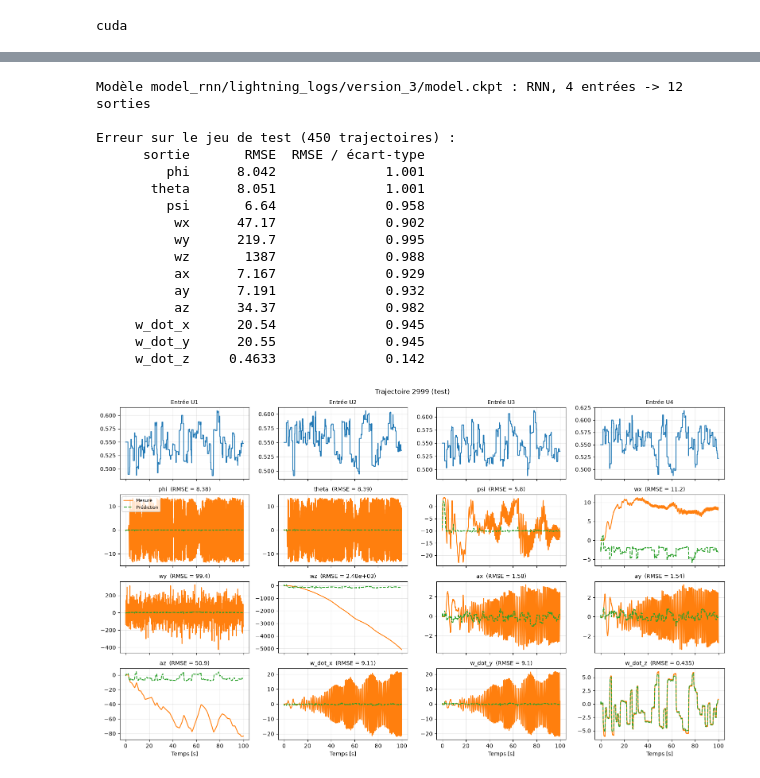
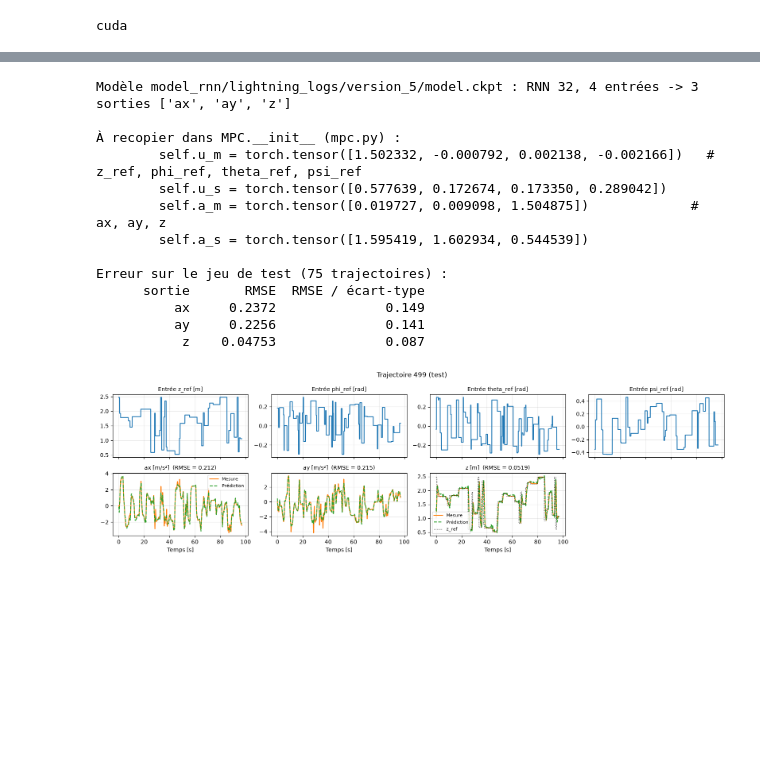
Before and after one commit to RayaneTri/dronecontroler, a Jupyter notebook: rnn_extended.ipynb, the cells around one changed output, grey strips where cells are left out. Saved outputs shown, nothing was run; the diff lists cells and outputs as text; code cells hidden in the pictures; blank space fills up the shorter version.

```diff
--- a/rnn_extended.ipynb
+++ b/rnn_extended.ipynb
@@ -191,7 +191,7 @@ class model_nn(L.LightningModule):
         input_size: int =   4,
         output_size: int =  12,
         rnn_type: str = "RNN",  # "RNN", "LSTM", "GRU"
-        hidden_size: int =  64,
+        hidden_size: int =  32,
         num_layers: int =  1,
         dropout: float = 0.0,
         lr: float = 1e-3,
@@ -456,16 +467,18 @@ def load_mat_to_tensors(mat_file: str, var_u: str = 'U', var_y: str = 'Y', sorti
     return X, Y, noms_u, noms_y
 # %%
 # Chargement des données -------------------------------------------------------------------------------------------------------------------------
-# Fichier .mat sauvegardé sous MATLAB : save('bdd_drone.mat', 'U', 'Y', 'noms_u', 'noms_y', 'Te', '-v7')
+# Fichier .mat : REF et Y en tableaux [N_traj x T x n] (ou en cellules {traj1, traj2, ...} de matrices [T x n])
 mat_file = 'dataset_all.mat'
 
-# Sorties apprises par le réseau (None = toutes), ex. ['ax', 'ay', 'az', 'phi', 'theta', 'psi', ...]
-# Conseil : ne pas apprendre x, y, z (non bornés), les obtenir par intégration des vitesses
-sorties = None
+# Sorties apprises par le réseau, dans l'ordre attendu par mpc.py et apply_EKF.py : [ax, ay, z]
+#  - x, y, vx, vy ne sont pas bornés (pas de boucle de position) : le MPC / l'EKF les obtiennent en intégrant ax, ay
+#  - z est borné (boucle d'altitude sur z_ref) : appris directement, plus besoin d'intégrer az
+# Le .mat doit contenir 'z' : dans generate_dataset.m, keep_names = {'ax','ay','z'} (ou {'ax','ay','az','z'})
+sorties = ['ax', 'ay', 'z']
 
 tensor_u, tensor_y, noms_u, noms_y = load_mat_to_tensors(mat_file, var_u='REF', var_y='Y', sorties=sorties)
-input_size = tensor_u.shape[-1]             # Number of input features per time step (u1..u4)
-output_size = tensor_y.shape[-1]            # Number of output features per time step
+input_size = tensor_u.shape[-1]             # Number of input features per time step (z_ref, phi_ref, theta_ref, psi_ref)
+output_size = tensor_y.shape[-1]            # Number of output features per time step (ax, ay, z)
 # Training ----------------------------------------------------------------------------------------------------------------------------------------
 
 # Define the name for saving the model and logs
@@ -489,21 +532,22 @@ ValueError: setting an array element with a sequence.
 # %%
 # Display results ----------------------------------------------------------------------------------------------------------------------------------
-# Statistiques obtenues à l'entraînement (version_1), pour mémoire :
-#  tensor([[[0.5499, 0.5500, 0.5499, 0.5500]]]) tensor([[[ 7.4682e-03,  1.0419e-02, -9.4221e+00, -4.6264e-01,  6.5921e-01,
-#           -2.2386e-01, -5.8140e-03, -1.6397e-02, -2.7016e-01, -2.0631e-04,
-#            2.7539e-03, -9.0428e-03]]]) tensor([[[0.0268, 0.0269, 0.0268, 0.0268]]]) tensor([[[   8.0357,    8.0409,    6.9333,   52.3150,  220.7801, 1404.3710,
-#              7.7130,    7.7125,   34.9833,   21.7445,   21.7461,    3.2532]]])
-
-model_path = 'model_rnn/lightning_logs/version_3/model.ckpt'       # Modèle à afficher
+model_path = None                                                    # Modèle à afficher (None = le dernier entraîné)
+if model_path is None:
+    import glob
+    model_path = max(glob.glob('model_rnn/lightning_logs/version_*/model.ckpt'), key=os.path.getmtime)
 i_traj = -1                                                          # Trajectoire affichée (-1 = la dernière, dans le jeu de test)
 
 # Chargement du modèle
 model = model_nn.load_from_checkpoint(model_path, map_location=device)
 model.eval()
-print(f"Modèle {model_path} : {model.hparams.rnn_type}, {model.hparams.input_size} entrées -> {model.hparams.output_size} sorties")
+print(f"Modèle {model_path} : {model.hparams.rnn_type} {model.hparams.hidden_size}, "
+      f"{model.hparams.input_size} entrées -> {model.hparams.output_size} sorties {noms_y}")
 if (model.hparams.input_size, model.hparams.output_size) != (tensor_u.shape[-1], tensor_y.shape[-1]):
     raise ValueError(f"Le modèle attend {model.hparams.input_size} entrées / {model.hparams.output_size} sorties, "
                      f"les données en ont {tensor_u.shape[-1]} / {tensor_y.shape[-1]}.")
+sorties_mpc = ['ax', 'ay', 'z']                                      # ordre des sorties attendu par mpc.py et apply_EKF.py
+if noms_y != sorties_mpc:
+    print(f"ATTENTION : sorties {noms_y}, mpc.py attend {sorties_mpc} (dans cet ordre).")
 
 # Normalisation : mêmes statistiques que dataModule.setup (par variable, sur les 70 % de trajectoires d'entraînement)
 N = tensor_u.shape[0]
@@ -512,6 +556,15 @@ u_mean = tensor_u[:N_train].mean(dim=(0, 1), keepdim=True)
 u_std = tensor_u[:N_train].std(dim=(0, 1), keepdim=True).clamp_min(1e-8)
 y_mean = tensor_y[:N_train].mean(dim=(0, 1), keepdim=True)
 y_std = tensor_y[:N_train].std(dim=(0, 1), keepdim=True).clamp_min(1e-8)
+
+# Statistiques à recopier dans MPC.__init__ (mpc.py) : elles servent aussi à l'EKF (u_mean, u_std, sr_mean, sr_std)
+def tenseur(x):
+    return "torch.tensor([" + ", ".join(f"{v:.6f}" for v in x.flatten().tolist()) + "])"
+print(f"\nÀ recopier dans MPC.__init__ (mpc.py) :")
+print(f"        self.u_m = {tenseur(u_mean)}   # {', '.join(noms_u)}")
+print(f"        self.u_s = {tenseur(u_std)}")
+print(f"        self.a_m = {tenseur(y_mean)}             # {', '.join(noms_y)}")
+print(f"        self.a_s = {tenseur(y_std)}")
 
 def predire(u):
     """u : (B, T, n_u) en unités physiques -> prédiction (B, T, n_y) en unités physiques (sur CPU)."""
@@ -536,50 +589,52 @@ y_seq = tensor_y[i_traj]                                            # (T, n_y)
 y_hat = predire(u_seq[None])[0]                                     # (T, n_y)
 t = np.arange(u_seq.shape[0]) * Te
 n_u, n_y = u_seq.shape[-1], y_seq.shape[-1]
+unites = {'ax': 'm/s²', 'ay': 'm/s²', 'az': 'm/s²', 'x': 'm', 'y': 'm', 'z': 'm',
+          'z_ref': 'm', 'phi_ref': 'rad', 'theta_ref': 'rad', 'psi_ref': 'rad'}
 
 n_col = 4
 lig_u, lig_y = math.ceil(n_u / n_col), math.ceil(n_y / n_col)
 fig, axs = plt.subplots(lig_u + lig_y, n_col, figsize=(4 * n_col, 2.4 * (lig_u + lig_y)), sharex=True, squeeze=False)
 num_traj = i_traj % N
 fig.suptitle(f"Trajectoire {num_traj} ({'test' if num_traj >= N_train + N_val else 'entraînement/validation'})")
 
 for k in range(n_u):
     ax = axs[k // n_col, k % n_col]
     ax.plot(t, u_seq[:, k], color='tab:blue')
-    ax.set_title(f"Entrée {noms_u[k]}", fontsize=10)
+    ax.set_title(f"Entrée {noms_u[k]} [{unites.get(noms_u[k], '-')}]", fontsize=10)
 
 for k in range(n_y):
     ax = axs[lig_u + k // n_col, k % n_col]
     ax.plot(t, y_seq[:, k], color='tab:orange', label="Mesure")
     ax.plot(t, y_hat[:, k], color='tab:green', linestyle='--', label="Prédiction")
+    if noms_y[k] == 'z' and 'z_ref' in noms_u:                      # z suit z_ref : on superpose la consigne
+        ax.plot(t, u_seq[:, noms_u.index('z_ref')], color='k', linestyle=':', linewidth=1, label="z_ref")
+        ax.legend(fontsize=8)
     r = (y_hat[:, k] - y_seq[:, k]).pow(2).mean().sqrt().item()
-    ax.set_title(f"{noms_y[k]}  (RMSE = {r:.3g})", fontsize=10)
+    ax.set_title(f"{noms_y[k]} [{unites.get(noms_y[k], '-')}]  (RMSE = {r:.3g})", fontsize=10)
 
 axs[lig_u, 0].legend(fontsize=8)
 for ax in axs.flat:
     ax.grid(True, alpha=0.3)
 for k in range(n_y, lig_y * n_col):                                 # cases vides en fin de grille
     axs[lig_u + k // n_col, k % n_col].set_visible(False)
 for ax in axs[-1]:
     ax.set_xlabel("Temps [s]")
 
 plt.tight_layout()
 plt.show()
 # %% [output]
-Modèle model_rnn/lightning_logs/version_3/model.ckpt : RNN, 4 entrées -> 12 sorties
+Modèle model_rnn/lightning_logs/version_5/model.ckpt : RNN 32, 4 entrées -> 3 sorties ['ax', 'ay', 'z']
 
-Erreur sur le jeu de test (450 trajectoires) :
+À recopier dans MPC.__init__ (mpc.py) :
+        self.u_m = torch.tensor([1.502332, -0.000792, 0.002138, -0.002166])   # z_ref, phi_ref, theta_ref, psi_ref
+        self.u_s = torch.tensor([0.577639, 0.172674, 0.173350, 0.289042])
+        self.a_m = torch.tensor([0.019727, 0.009098, 1.504875])             # ax, ay, z
+        self.a_s = torch.tensor([1.595419, 1.602934, 0.544539])
+
+Erreur sur le jeu de test (75 trajectoires) :
       sortie       RMSE  RMSE / écart-type
-         phi      8.042              1.001
-       theta      8.051              1.001
-         psi       6.64              0.958
-          wx      47.17              0.902
-          wy      219.7              0.995
-          wz       1387              0.988
-          ax      7.167              0.929
-          ay      7.191              0.932
-          az      34.37              0.982
-     w_dot_x      20.54              0.945
-     w_dot_y      20.55              0.945
-     w_dot_z     0.4633              0.142
+          ax     0.2372              0.149
+          ay     0.2256              0.141
+           z    0.04753              0.087
-[figure, old version]
+[figure, new version]
```
Also changed, not shown: parts of 2 cells of this notebook, 5 other files.
